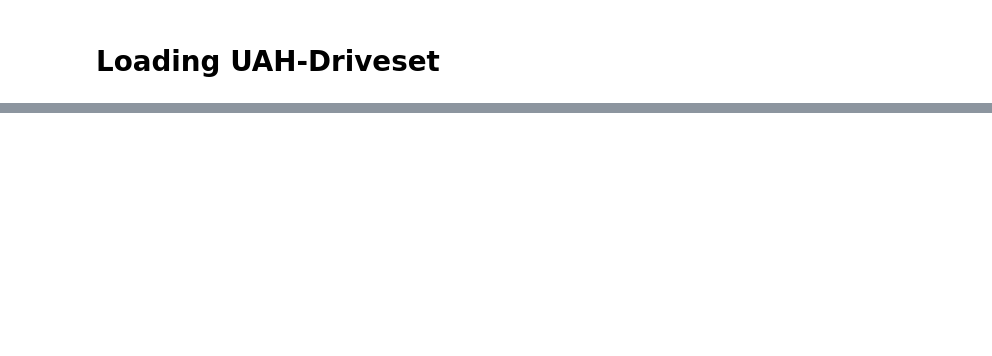
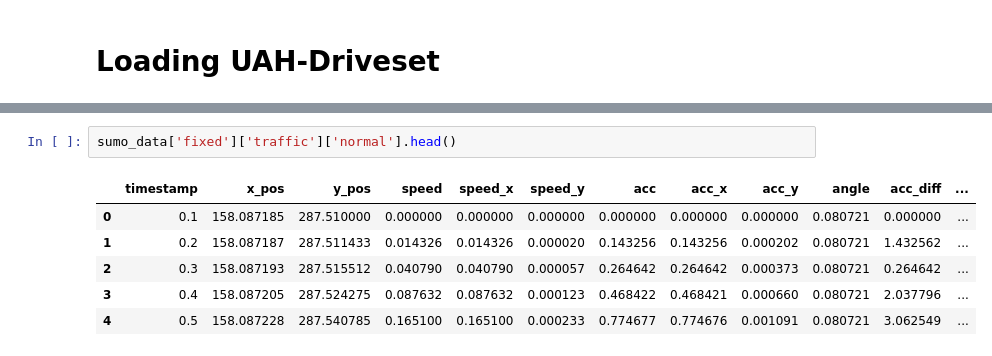
Before and after one commit to H-IAAC/simulated_driving_behavior, a Jupyter notebook: notebooks/1_merge_datasets.ipynb, the cells around one changed output, grey strips where cells are left out. Drawn from its saved outputs; the diff is of its cells as text; blank space fills up the shorter version.

```diff
--- a/notebooks/1_merge_datasets.ipynb
+++ b/notebooks/1_merge_datasets.ipynb
@@ -39,0 +50,9 @@ Sample rate in accelerometer data: 11.111111111111128 Hz
+# %%
+sumo_data['fixed']['traffic']['normal'].head()
+# %% [output]
+|  | timestamp | x_pos | y_pos | speed | speed_x | speed_y | acc | acc_x | acc_y | angle | acc_diff | ... |
+| 0 | 0.1 | 158.087185 | 287.510000 | 0.000000 | 0.000000 | 0.000000 | 0.000000 | 0.000000 | 0.000000 | 0.080721 | 0.000000 | ... |
+| 1 | 0.2 | 158.087187 | 287.511433 | 0.014326 | 0.014326 | 0.000020 | 0.143256 | 0.143256 | 0.000202 | 0.080721 | 1.432562 | ... |
+| 2 | 0.3 | 158.087193 | 287.515512 | 0.040790 | 0.040790 | 0.000057 | 0.264642 | 0.264642 | 0.000373 | 0.080721 | 0.264642 | ... |
+| 3 | 0.4 | 158.087205 | 287.524275 | 0.087632 | 0.087632 | 0.000123 | 0.468422 | 0.468421 | 0.000660 | 0.080721 | 2.037796 | ... |
+| 4 | 0.5 | 158.087228 | 287.540785 | 0.165100 | 0.165100 | 0.000233 | 0.774677 | 0.774676 | 0.001091 | 0.080721 | 3.062549 | ... |
```
Also changed, not shown: parts of 26 cells of this notebook, 3 other files.
